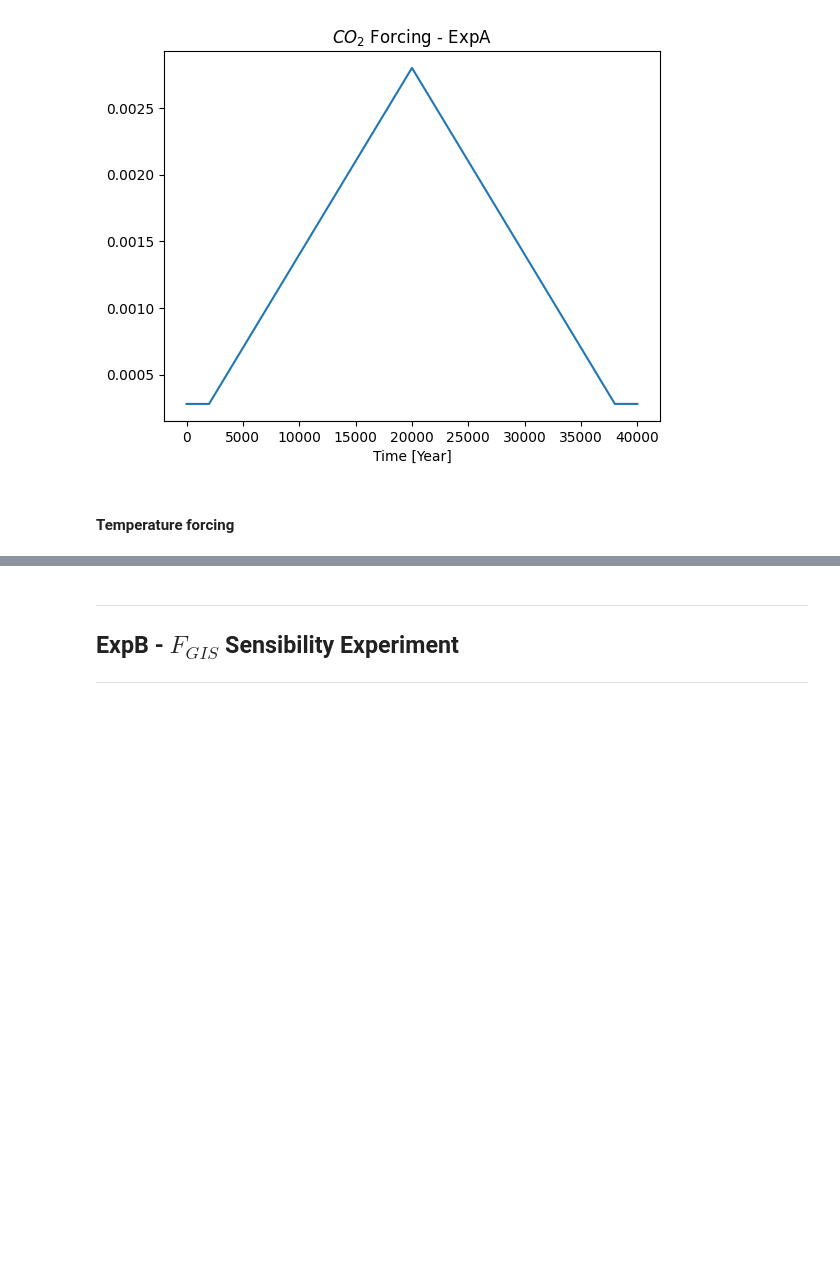
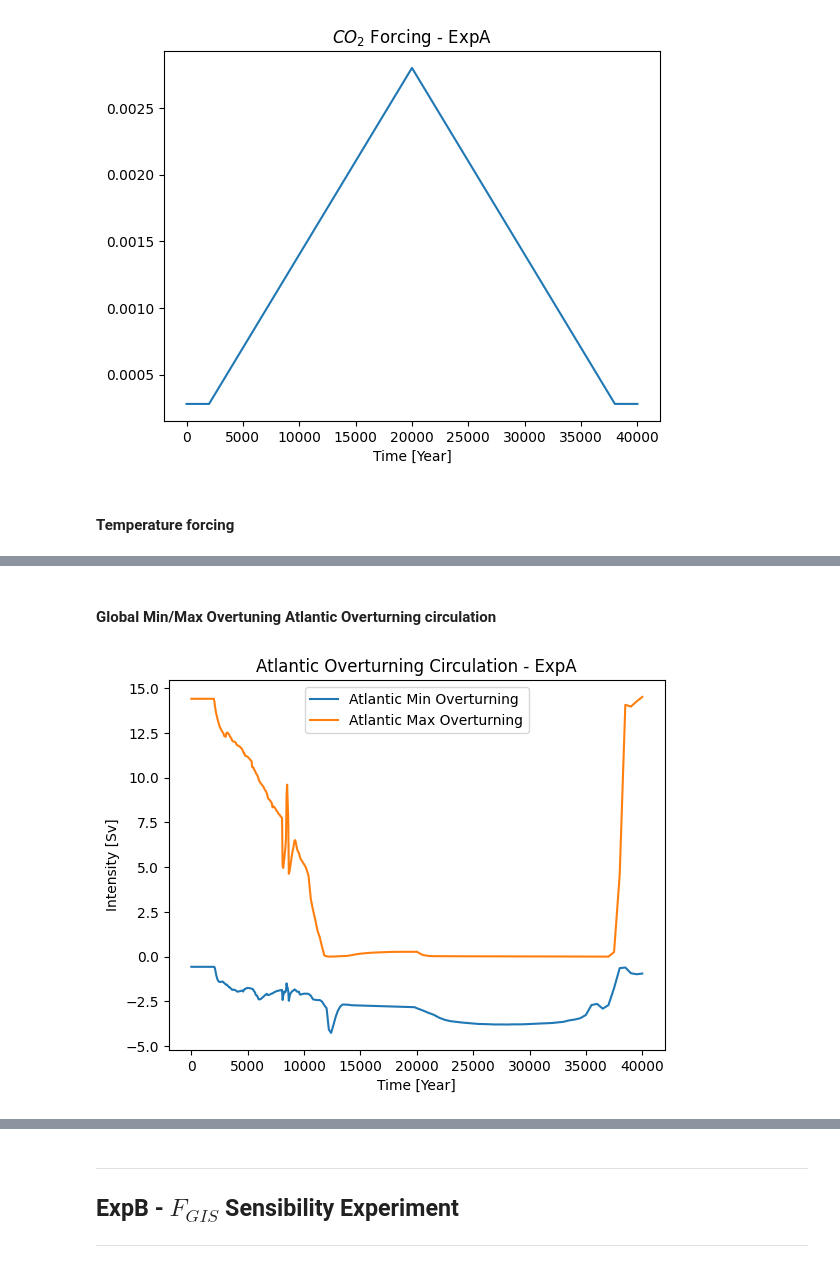
Before and after one commit to AmauryLaridon/LPHYS2299-Master-s-Thesis, a Jupyter notebook: cGenie Simulations/cGenie_exp_analysis.ipynb, the cells around one changed output, grey strips where cells are left out. Drawn from its saved outputs; the diff is of its cells as text; code cells hidden in the pictures; blank space fills up the shorter version.

```diff
--- a/cGenie Simulations/cGenie_exp_analysis.ipynb
+++ b/cGenie Simulations/cGenie_exp_analysis.ipynb
@@ -100,0 +129,13 @@ plt.show()
+# %% [markdown]
+#### Global Min/Max Overtuning Atlantic Overturning circulation
+# %%
+plt.plot(year_ExpA, atl_min_overt_ExpA,label='Atlantic Min Overturning')
+plt.plot(year_ExpA, atl_max_overt_ExpA,label='Atlantic Max Overturning')
+plt.title("Atlantic Overturning Circulation - ExpA")
+plt.xlabel("Time [Year]")
+plt.ylabel("Intensity [Sv]")
+plt.legend()
+plt.savefig(save_fig_dir+'/EXPA/EXPA_Atl_Overt_Circ_MinMax')
+plt.show()
+# %% [output]
+[figure, added]
```
Also changed, not shown: parts of 9 cells of this notebook, 18 other files.
